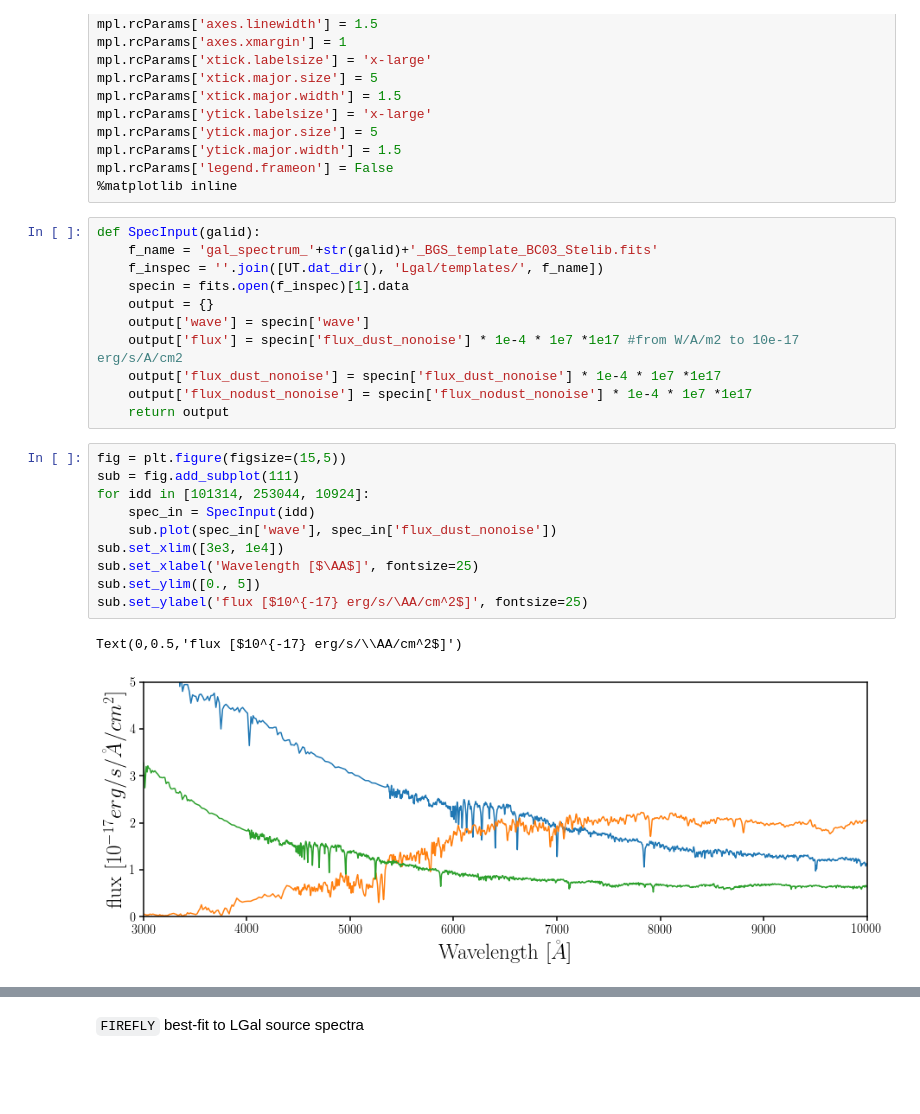
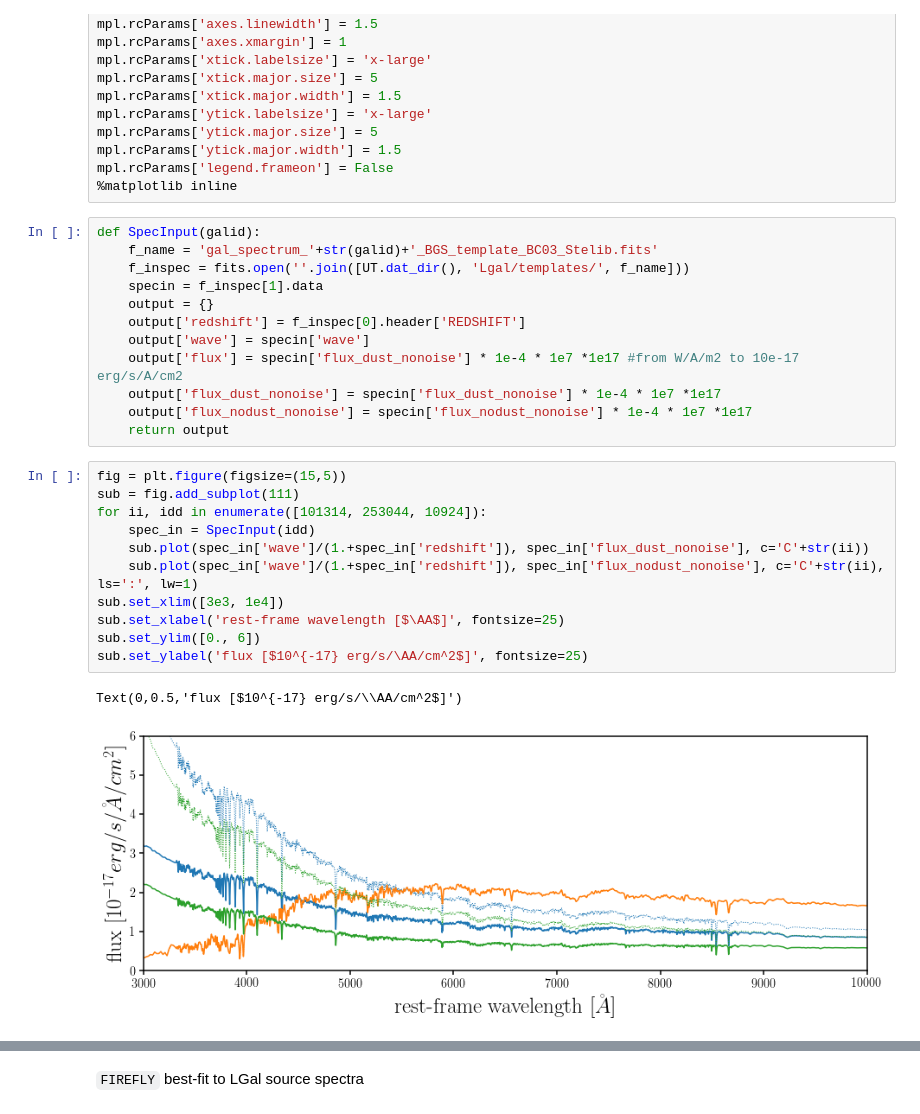
Before and after one commit to changhoonhahn/FOMOspec, a Jupyter notebook: notebook/local_firefly.ipynb, the cells around one changed output, grey strips where cells are left out. Drawn from its saved outputs; the diff is of its cells as text; blank space fills up the shorter version.

Commit message:
figuring out FIREFLY; trying to apply it to desi-like spectra; resolving confusion between rest and observed frame wavelength

```diff
--- a/notebook/local_firefly.ipynb
+++ b/notebook/local_firefly.ipynb
@@ -39,9 +39,10 @@ mpl.rcParams['legend.frameon'] = False
 # %%
 def SpecInput(galid):
     f_name = 'gal_spectrum_'+str(galid)+'_BGS_template_BC03_Stelib.fits'
-    f_inspec = ''.join([UT.dat_dir(), 'Lgal/templates/', f_name])
-    specin = fits.open(f_inspec)[1].data
+    f_inspec = fits.open(''.join([UT.dat_dir(), 'Lgal/templates/', f_name]))
+    specin = f_inspec[1].data
     output = {}
+    output['redshift'] = f_inspec[0].header['REDSHIFT']
     output['wave'] = specin['wave']
     output['flux'] = specin['flux_dust_nonoise'] * 1e-4 * 1e7 *1e17 #from W/A/m2 to 10e-17 erg/s/A/cm2
     output['flux_dust_nonoise'] = specin['flux_dust_nonoise'] * 1e-4 * 1e7 *1e17
@@ -50,16 +51,17 @@ def SpecInput(galid):
 # %%
 fig = plt.figure(figsize=(15,5))
 sub = fig.add_subplot(111)
-for idd in [101314, 253044, 10924]:
+for ii, idd in enumerate([101314, 253044, 10924]):
     spec_in = SpecInput(idd)
-    sub.plot(spec_in['wave'], spec_in['flux_dust_nonoise'])
+    sub.plot(spec_in['wave']/(1.+spec_in['redshift']), spec_in['flux_dust_nonoise'], c='C'+str(ii))
+    sub.plot(spec_in['wave']/(1.+spec_in['redshift']), spec_in['flux_nodust_nonoise'], c='C'+str(ii), ls=':', lw=1)
 sub.set_xlim([3e3, 1e4])
-sub.set_xlabel('Wavelength [$\AA$]', fontsize=25)
-sub.set_ylim([0., 5])
+sub.set_xlabel('rest-frame wavelength [$\AA$]', fontsize=25)
+sub.set_ylim([0., 6])
 sub.set_ylabel('flux [$10^{-17} erg/s/\AA/cm^2$]', fontsize=25)
 # %% [output]
 Text(0,0.5,'flux [$10^{-17} erg/s/\\AA/cm^2$]')
-[figure, old version]
+[figure, new version]
 # %%
 def firefly_bestfit(galid):
     speci = SpecInput(galid)
```
Also changed, not shown: parts of 4 cells of this notebook, 3 other files.
